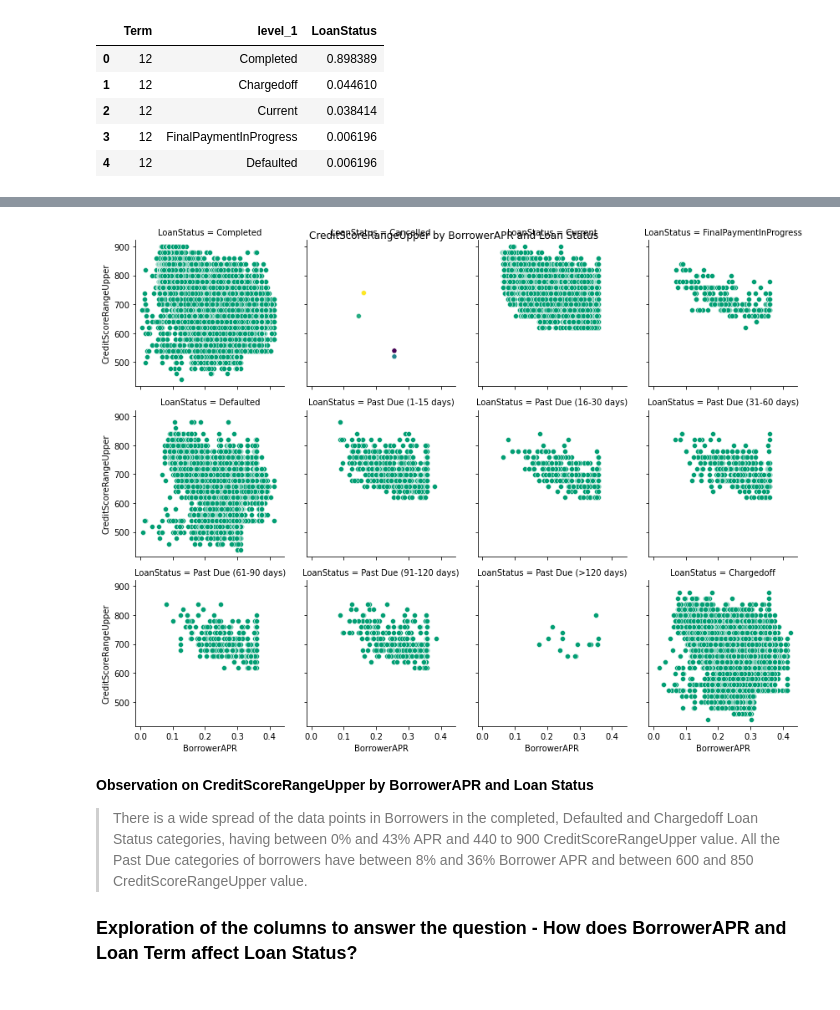
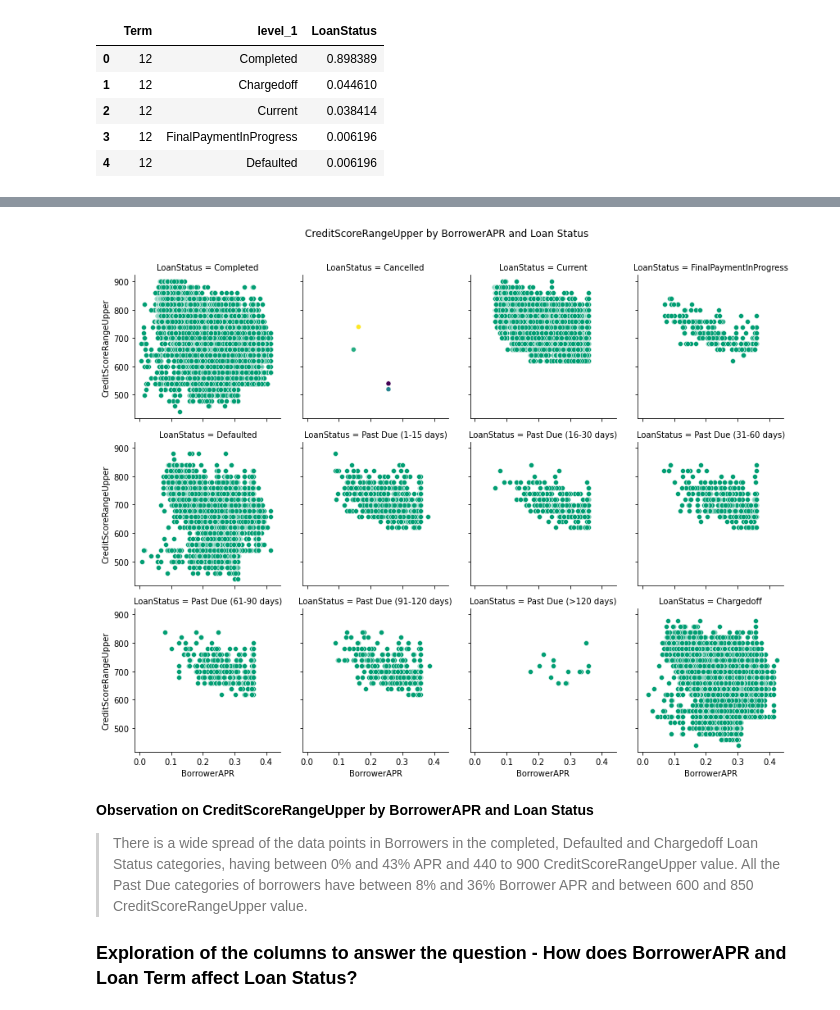
Before and after one commit to spakinrinwa/prosper_loan, a Jupyter notebook: Part_I_Exploration.ipynb, the cells around one changed output, grey strips where cells are left out. Saved outputs shown, nothing was run; the diff lists cells and outputs as text; code cells hidden in the pictures.

```diff
--- a/Part_I_Exploration.ipynb
+++ b/Part_I_Exploration.ipynb
@@ -975,10 +995,10 @@ plt.show()
 # %%
 
 g = sb.FacetGrid(df, col="LoanStatus", col_wrap=4)
 g.map(sb.scatterplot, "BorrowerAPR", "CreditScoreRangeUpper", color=color)
-g.fig.suptitle("CreditScoreRangeUpper by BorrowerAPR and Loan Status");
+g.fig.suptitle("CreditScoreRangeUpper by BorrowerAPR and Loan Status",x=0.5, y=1.05);
 # %% [output]
-[figure, old version]
+[figure, new version]
 # %% [markdown]
 **Observation on CreditScoreRangeUpper by BorrowerAPR and Loan Status**
 > There is a wide spread of the data points in Borrowers in the completed, Defaulted and Chargedoff Loan Status categories, having between 0% and 43% APR and 440 to 900 CreditScoreRangeUpper value. All the Past Due categories of borrowers have between 8% and 36% Borrower APR and between 600 and 850 CreditScoreRangeUpper value.
```
Also changed, not shown: parts of 31 cells of this notebook, 1 other file.
